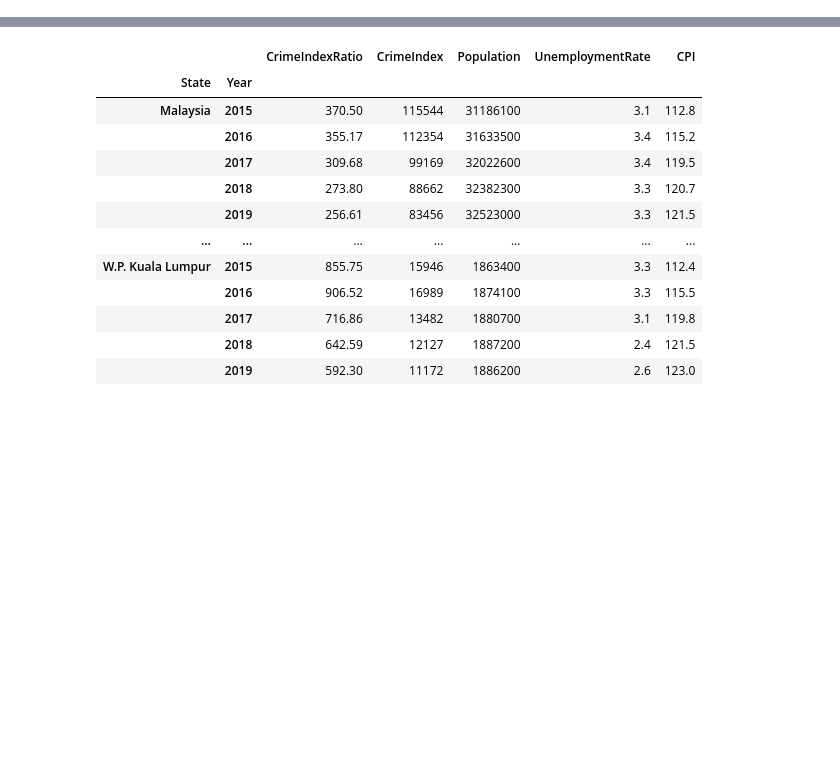
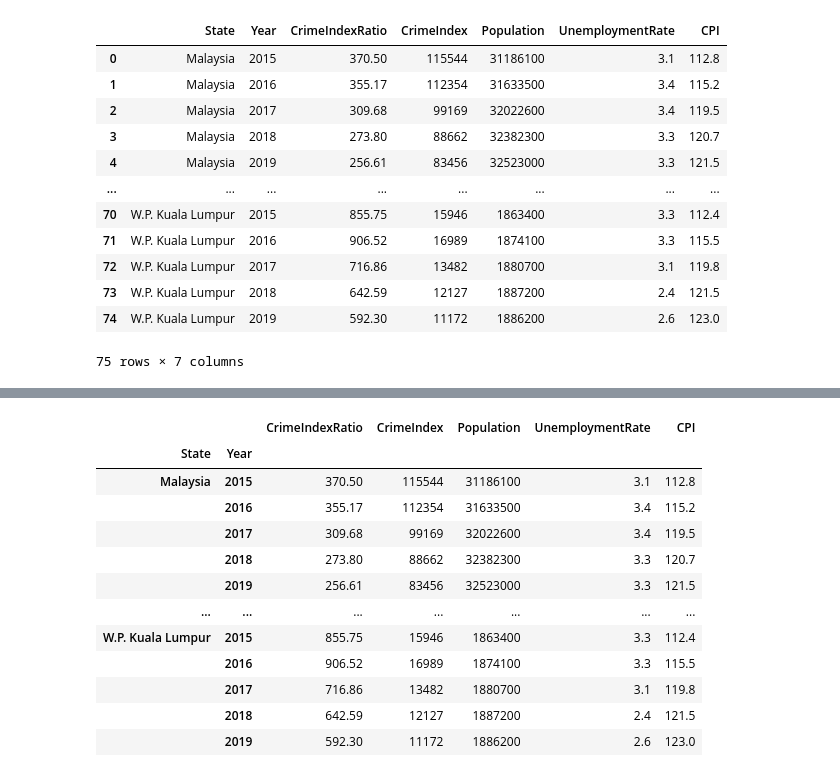
Before and after one commit to joeyyap/polymath, a Jupyter notebook: crime.ipynb, the cells around one changed output, grey strips where cells are left out. Saved outputs shown, nothing was run; the diff lists cells and outputs as text; code cells hidden in the pictures; blank space fills up the shorter version.

```diff
--- a/crime.ipynb
+++ b/crime.ipynb
@@ -197,0 +85,20 @@ Executing transaction: done
+# %%
+#Merge all dataframes using keys = Year, State
+df = df.merge(df_ue, how = "left", on = ['Year', 'State'])
+df = df.merge(df_cpi, how="left", on=['Year', 'State'])
+
+df
+# %% [output]
+|  | State | Year | CrimeIndexRatio | CrimeIndex | Population | UnemploymentRate | CPI |
+| 0 | Malaysia | 2015 | 370.50 | 115544 | 31186100 | 3.1 | 112.8 |
+| 1 | Malaysia | 2016 | 355.17 | 112354 | 31633500 | 3.4 | 115.2 |
+| 2 | Malaysia | 2017 | 309.68 | 99169 | 32022600 | 3.4 | 119.5 |
+| 3 | Malaysia | 2018 | 273.80 | 88662 | 32382300 | 3.3 | 120.7 |
+| 4 | Malaysia | 2019 | 256.61 | 83456 | 32523000 | 3.3 | 121.5 |
+| ... | ... | ... | ... | ... | ... | ... | ... |
+| 70 | W.P. Kuala Lumpur | 2015 | 855.75 | 15946 | 1863400 | 3.3 | 112.4 |
+| 71 | W.P. Kuala Lumpur | 2016 | 906.52 | 16989 | 1874100 | 3.3 | 115.5 |
+| 72 | W.P. Kuala Lumpur | 2017 | 716.86 | 13482 | 1880700 | 3.1 | 119.8 |
+| 73 | W.P. Kuala Lumpur | 2018 | 642.59 | 12127 | 1887200 | 2.4 | 121.5 |
+| 74 | W.P. Kuala Lumpur | 2019 | 592.30 | 11172 | 1886200 | 2.6 | 123.0 |
+75 rows × 7 columns
```
Also changed, not shown: parts of 57 cells of this notebook.
